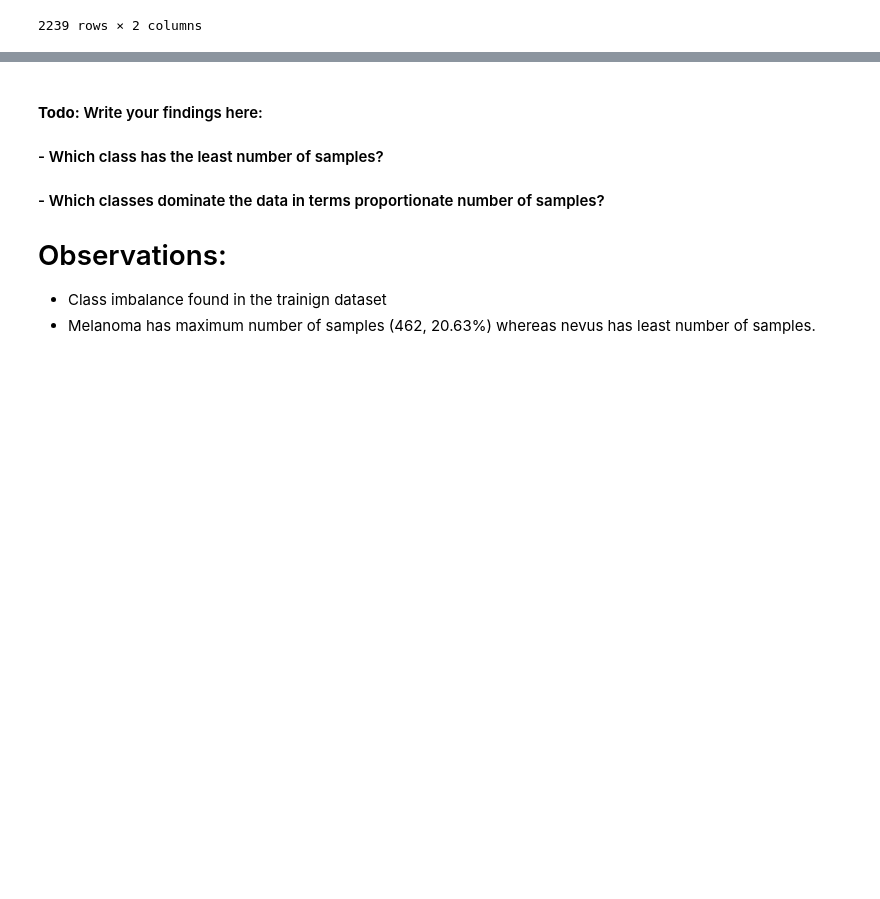
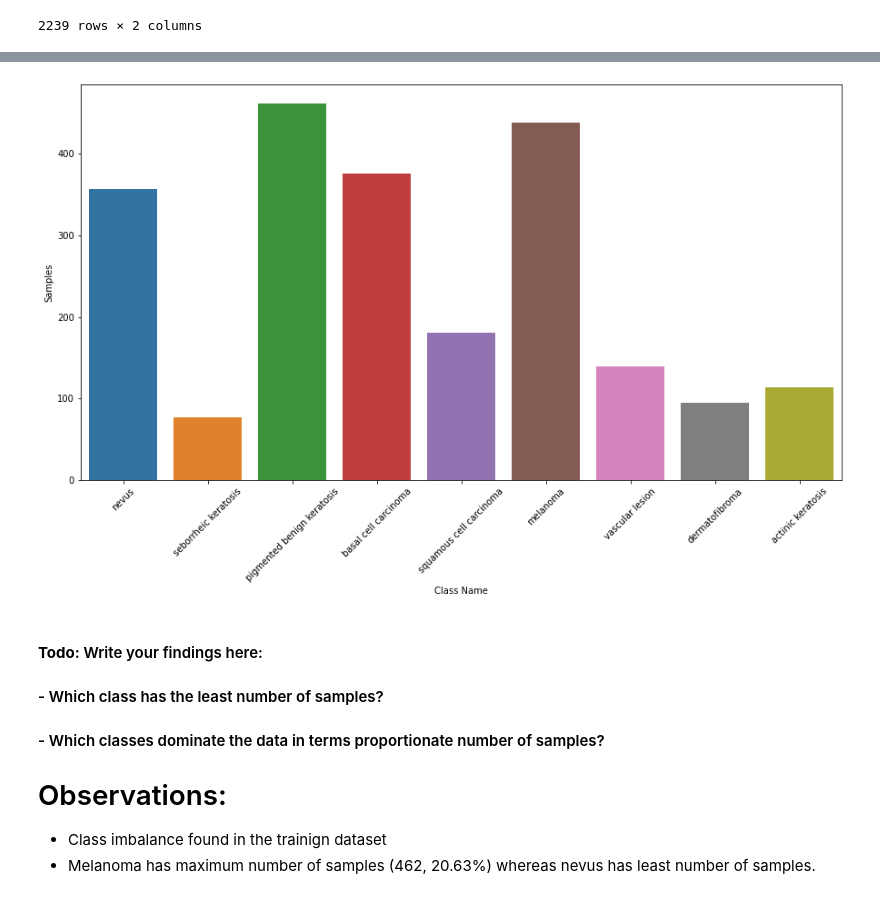
Before and after one commit to sanjaysaini-msn/cnn_assignment, a Jupyter notebook: Sanjay_Saini_nn.ipynb, the cells around one changed output, grey strips where cells are left out. Cells and saved outputs as stored; diff of their text form; code cells hidden in the pictures; blank space fills up the shorter version.

```diff
--- a/Sanjay_Saini_nn.ipynb
+++ b/Sanjay_Saini_nn.ipynb
@@ -387,3 +381,15 @@ original_df
 | 2237 | /content/gdrive/MyDrive/AI-ML/CNN... | basal cell carcinoma |
 | 2238 | /content/gdrive/MyDrive/AI-ML/CNN... | basal cell carcinoma |
 2239 rows × 2 columns
+# %%
+# taking the complete training dtaa folder as source dataset
+source_ds = image_dataset_from_directory(data_dir_train)
+class_distr={}
+for image_batch, labels_batch in source_ds:
+    for i in range(image_batch.shape[0]):
+      if class_names[labels_batch[i]] in class_distr:
+        class_distr[class_names[labels_batch[i]]]+=1
+      else:
+        class_distr[class_names[labels_batch[i]]]=1
+df_sample_distr = pd.DataFrame({"Class Name":class_distr.keys(), "Samples":class_distr.values()})
+df_sample_distr.sort_values('Samples',ascending=False)
@@ -390,3 +408,11 @@ original_df
+# %%
+import seaborn as sns
+plt.figure(figsize=(15, 8))
+sns.barplot(data=df_sample_distr,x='Class Name',y='Samples')
+plt.xticks(rotation = 45)
+plt.show()
+# %% [output]
+[figure, added]
 # %% [markdown]
 #### **Todo:** Write your findings here:
 #### - Which class has the least number of samples?
```
Also changed, not shown: parts of 21 cells of this notebook.
